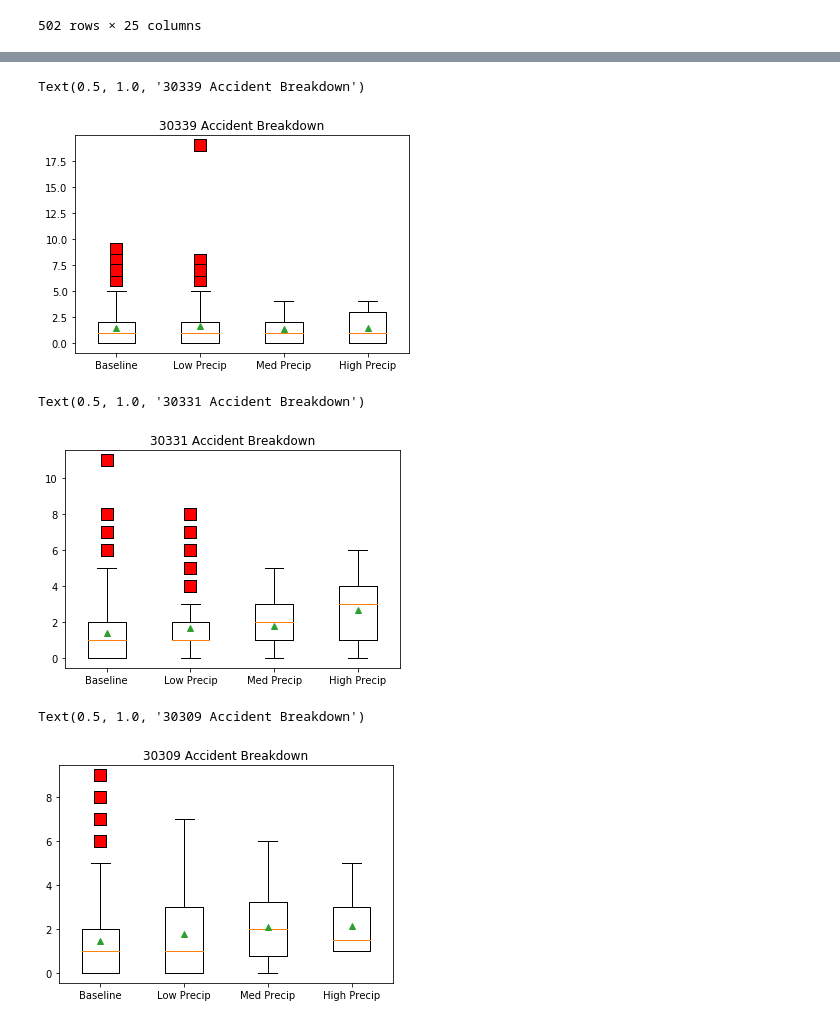
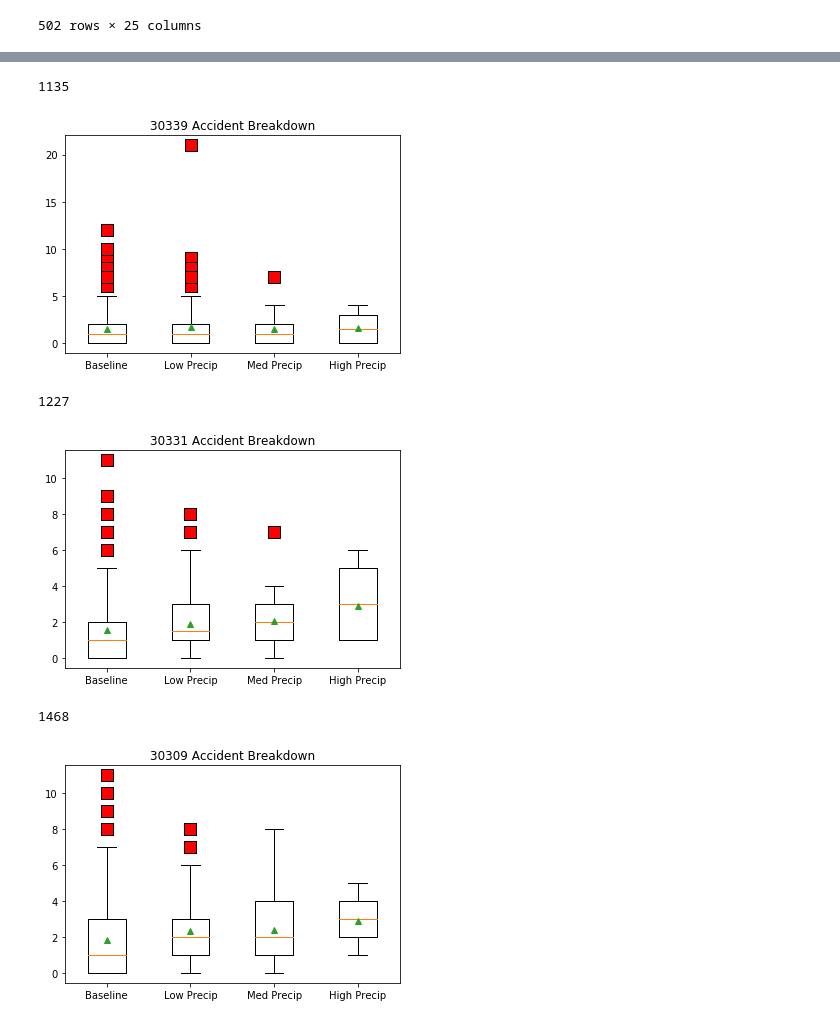
Before and after one commit to alexcaughman/iteration_station, a Jupyter notebook: Analysis_AP_7_4_20.ipynb, the cells around one changed output, grey strips where cells are left out. Cells and saved outputs as stored; diff of their text form; code cells hidden in the pictures.

```diff
--- a/Analysis_AP_7_4_20.ipynb
+++ b/Analysis_AP_7_4_20.ipynb
@@ -168,9 +153,9 @@ Text(0.5, 1.0, '30315 Accident Breakdown')
 zip_30339_df_reduced = zip_30339_df.loc[(zip_30339_df["Precipitation"]>0),:]
 zip_30339_df_baseline = zip_30339_df.loc[(zip_30339_df["Precipitation"]==0),:]
 low_precip_30339 = zip_30339_df_reduced.loc[zip_30339_df_reduced["Precipitation"]<1,:]
-med_precip_30339 = zip_30339_df_reduced.loc[(zip_30339_df_reduced["Precipitation"]>1)
+med_precip_30339 = zip_30339_df_reduced.loc[(zip_30339_df_reduced["Precipitation"]>=1)
                                   &(zip_30339_df_reduced["Precipitation"]<2),:]
-high_precip_30339 = zip_30339_df_reduced.loc[zip_30339_df_reduced["Precipitation"]>2,:]
+high_precip_30339 = zip_30339_df_reduced.loc[zip_30339_df_reduced["Precipitation"]>=2,:]
 
 x1_30339 = zip_30339_df_baseline["Accident_ct"]
 x2_30339 = low_precip_30339["Accident_ct"]
@@ -180,16 +165,16 @@ flierprops = dict(marker='s', markerfacecolor='red', markersize=12)
 plt.boxplot ([x1_30339,x2_30339,x3_30339,x4_30339], labels = ['Baseline','Low Precip','Med Precip','High Precip'], flierprops = flierprops, showmeans=True)
 plt.title("30339 Accident Breakdown")
 # %% [output]
-Text(0.5, 1.0, '30339 Accident Breakdown')
+1135
-[figure, old version]
+[figure, new version]
 # %%
 #30331 boxplots
 zip_30331_df_reduced = zip_30331_df.loc[(zip_30331_df["Precipitation"]>0),:]
 zip_30331_df_baseline = zip_30331_df.loc[(zip_30331_df["Precipitation"]==0),:]
 low_precip_30331 = zip_30331_df_reduced.loc[zip_30331_df_reduced["Precipitation"]<1,:]
-med_precip_30331 = zip_30331_df_reduced.loc[(zip_30331_df_reduced["Precipitation"]>1)
+med_precip_30331 = zip_30331_df_reduced.loc[(zip_30331_df_reduced["Precipitation"]>=1)
                                   &(zip_30331_df_reduced["Precipitation"]<2),:]
-high_precip_30331 = zip_30331_df_reduced.loc[zip_30331_df_reduced["Precipitation"]>2,:]
+high_precip_30331 = zip_30331_df_reduced.loc[zip_30331_df_reduced["Precipitation"]>=2,:]
 
 x1_30331 = zip_30331_df_baseline["Accident_ct"]
 x2_30331 = low_precip_30331["Accident_ct"]
@@ -199,27 +184,27 @@ flierprops = dict(marker='s', markerfacecolor='red', markersize=12)
 plt.boxplot ([x1_30331,x2_30331,x3_30331,x4_30331], labels = ['Baseline','Low Precip','Med Precip','High Precip'], flierprops = flierprops, showmeans=True)
 plt.title("30331 Accident Breakdown")
 # %% [output]
-Text(0.5, 1.0, '30331 Accident Breakdown')
+1227
-[figure, old version]
+[figure, new version]
 # %%
 #30309 boxplots
 zip_30309_df_reduced = zip_30309_df.loc[(zip_30309_df["Precipitation"]>0),:]
 zip_30309_df_baseline = zip_30309_df.loc[(zip_30309_df["Precipitation"]==0),:]
 low_precip_30309 = zip_30309_df_reduced.loc[zip_30309_df_reduced["Precipitation"]<1,:]
-med_precip_30309 = zip_30309_df_reduced.loc[(zip_30309_df_reduced["Precipitation"]>1)
+med_precip_30309 = zip_30309_df_reduced.loc[(zip_30309_df_reduced["Precipitation"]>=1)
                                   &(zip_30309_df_reduced["Precipitation"]<2),:]
-high_precip_30309 = zip_30309_df_reduced.loc[zip_30309_df_reduced["Precipitation"]>2,:]
+high_precip_30309 = zip_30309_df_reduced.loc[zip_30309_df_reduced["Precipitation"]>=2,:]
 
 x1_30309 = zip_30309_df_baseline["Accident_ct"]
 x2_30309 = low_precip_30309["Accident_ct"]
 x3_30309 = med_precip_30309["Accident_ct"]
 x4_30309 = high_precip_30309["Accident_ct"]
 flierprops = dict(marker='s', markerfacecolor='red', markersize=12)
 plt.boxplot ([x1_30309,x2_30309,x3_30309,x4_30309], labels = ['Baseline','Low Precip','Med Precip','High Precip'], flierprops = flierprops, showmeans=True)
 plt.title("30309 Accident Breakdown")
 # %% [output]
-Text(0.5, 1.0, '30309 Accident Breakdown')
+1468
-[figure, old version]
+[figure, new version]
 # %%
 #30340 boxplots
 zip_30340_df_reduced = zip_30340_df.loc[(zip_30340_df["Precipitation"]>0),:]
```
Also changed, not shown: parts of 15 cells of this notebook, 1 other file.
